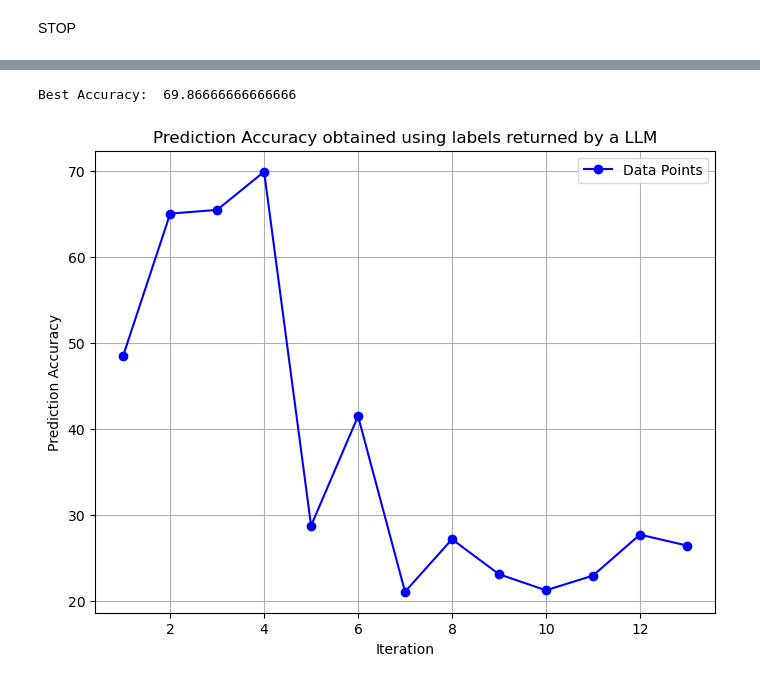
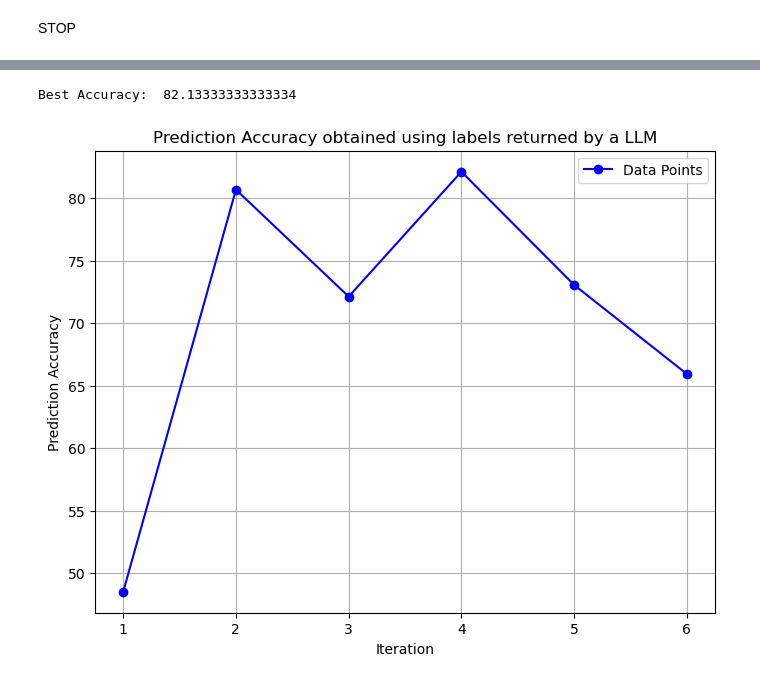
Before and after one commit to Divyanshudiv/Roberta_Zero_Shot, a Jupyter notebook: main.ipynb, the cells around one changed output, grey strips where cells are left out. Drawn from its saved outputs; the diff is of its cells as text; code cells hidden in the pictures.

```diff
--- a/main.ipynb
+++ b/main.ipynb
@@ -320,7 +320,7 @@ from ollama import chat
 import ast
 import matplotlib.pyplot as plt
 
-MAX_ITERATIONS = 25
+MAX_ITERATIONS = 20
 
 # Initialize model and variables
 model_name = 'nemotron'
@@ -380,8 +380,12 @@ while iteration <= MAX_ITERATIONS:
             {output1}
             {output2}
 
-            Using this and the current prompts, generate improved prompts for the labels.(print only in the format described and print nothing else, also the prompts should not be questions, rather they should be assertions)
-            Output format: {{0: "prompt0", 1: "prompt1", 2: "prompt2", 3: "prompt3"}}"""
+            The original labels provided by AG News were: 0: World, 1: Sports, 2: Business, 4: Sci/Tech
+
+            Using this and the current prompts, generate improved prompts for the labels.(print only in the format described and print nothing else, also the prompts should not be questions, rather they should be assertions, foreg. try to start your prompt/label with "This text is about.." or something like that) If you are able to achieve f1-score of over 0.90 for any of the four labels then don't change the prompt for those at all, unless all 4 have precision of greater than 0.90, then you can try to improve the parts a little bit. respond with the exact output format and nothing else.
+            Output format: {{0: "prompt0", 1: "prompt1", 2: "prompt2", 3: "prompt3"}}
+            Remember to output in this format only and not put anything else as I will be feeding this into Python directly as a dictionary.[STRICT]
+            """
 
         print(llm_input)
 
@@ -1060,20 +618,20 @@ print(accuracy_list)
 # %%
-iterations_list1 = [i for i in range(1,14)]
+iterations_list1 = [i for i in range(1,7)]
 
 plt.figure(figsize=(8, 6))
 plt.plot(iterations_list1, accuracy_data, marker= 'o', linestyle = '-', color = 'b', label = 'Data Points')
 
 plt.xlabel('Iteration')
 plt.ylabel('Prediction Accuracy')
 plt.title("Prediction Accuracy obtained using labels returned by a LLM")
 plt.legend()
 plt.grid(True)
 
 
 
 print("Best Accuracy: " , best_accuracy)
 plt.savefig('nemotron_accuracy.png', dpi = 300, bbox_inches = 'tight')
 plt.show()
 # %% [output]
-Best Accuracy:  69.86666666666666
+Best Accuracy:  82.13333333333334
-[figure, old version]
+[figure, new version]
```
Also changed, not shown: parts of 3 cells of this notebook, 3 other files.
